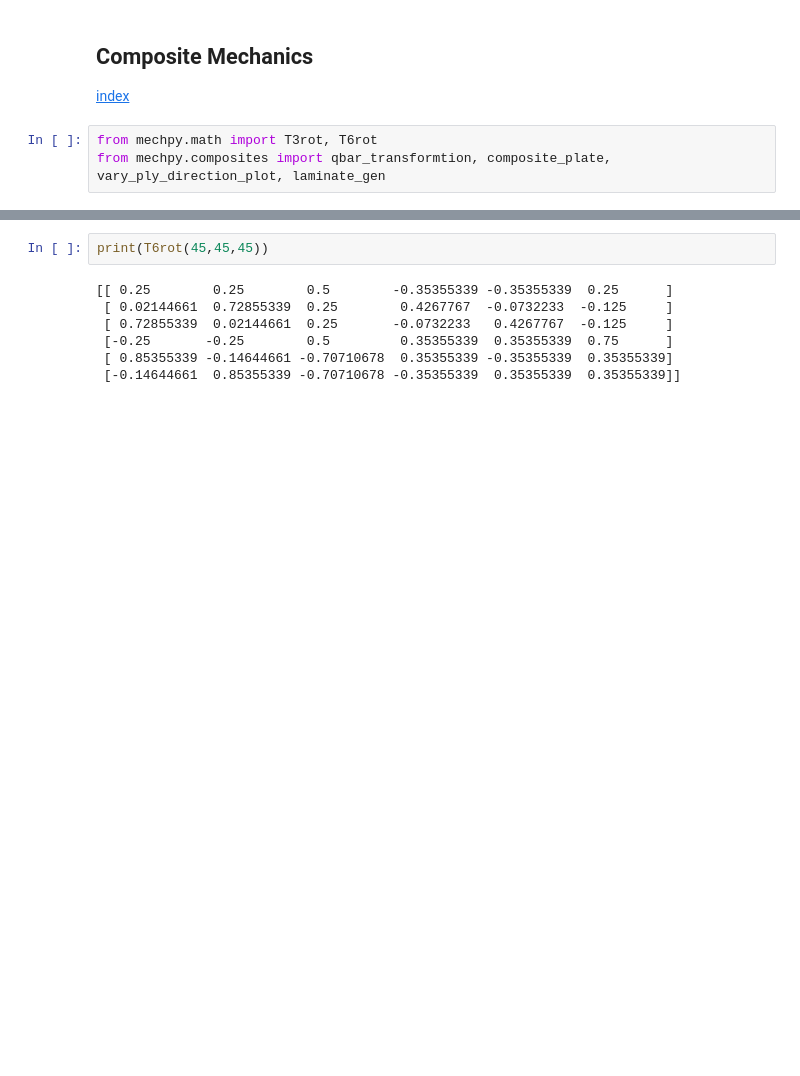
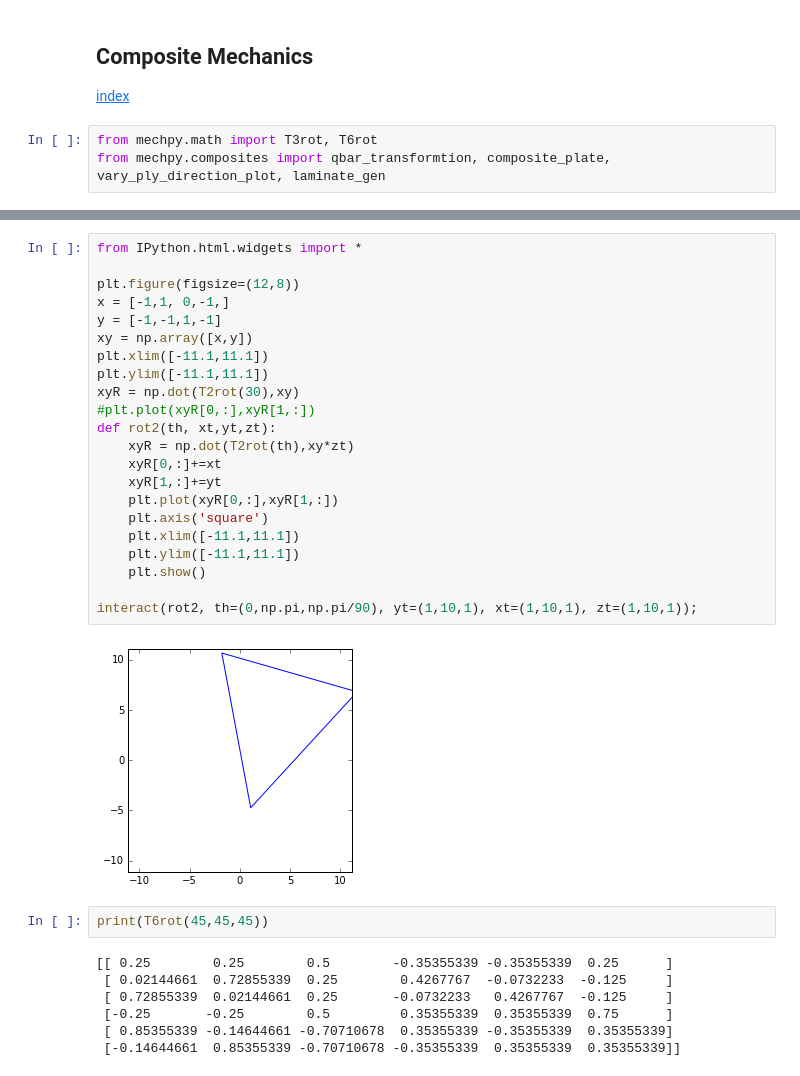
Before and after one commit to nagordon/mechpy, a Jupyter notebook: mechpy.ipynb, the cells around one changed output, grey strips where cells are left out. Cells and saved outputs as stored; diff of their text form; blank space fills up the shorter version.

Commit message:
added some more examples and created a rotation widget

```diff
--- a/mechpy.ipynb
+++ b/mechpy.ipynb
@@ -329,3 +357,27 @@ matrix([[ 0.70710678,  0.70710678,  0.        ],
+# %%
+from IPython.html.widgets import *
+
+plt.figure(figsize=(12,8))
+x = [-1,1, 0,-1,]
+y = [-1,-1,1,-1]
+xy = np.array([x,y])
+plt.xlim([-11.1,11.1])
+plt.ylim([-11.1,11.1])
+xyR = np.dot(T2rot(30),xy)
+#plt.plot(xyR[0,:],xyR[1,:])
+def rot2(th, xt,yt,zt):
+    xyR = np.dot(T2rot(th),xy*zt)
+    xyR[0,:]+=xt
+    xyR[1,:]+=yt
+    plt.plot(xyR[0,:],xyR[1,:])
+    plt.axis('square')
+    plt.xlim([-11.1,11.1])
+    plt.ylim([-11.1,11.1])
+    plt.show()
+
+interact(rot2, th=(0,np.pi,np.pi/90), yt=(1,10,1), xt=(1,10,1), zt=(1,10,1));
+# %% [output]
+[figure, added]
 # %%
 print(T6rot(45,45,45))
 # %% [output]
```
Also changed, not shown: parts of 22 cells of this notebook, 8 other files.
